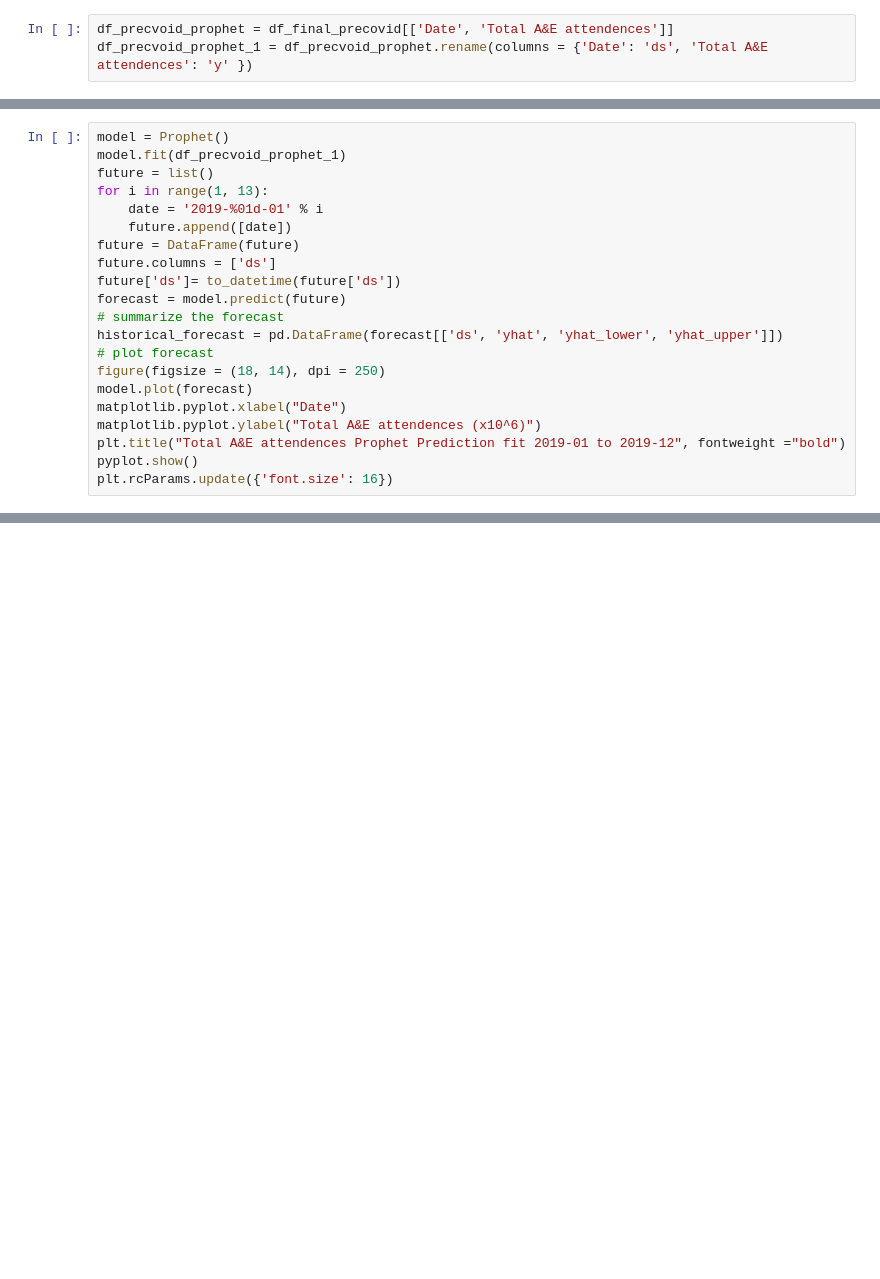
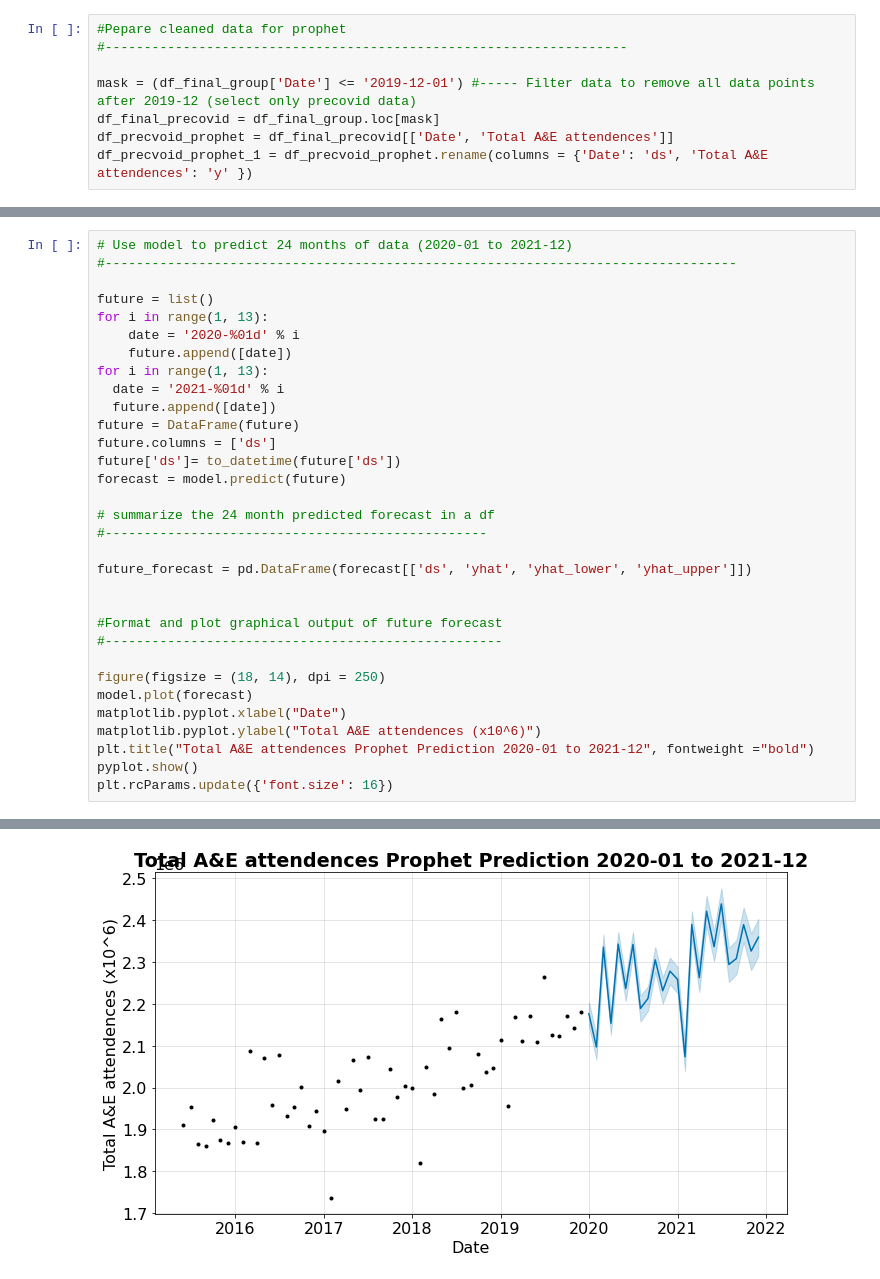
Before and after one commit to mattia-ficarelli/ae_attendances_modelling, a Jupyter notebook: dev.ipynb, the cells around one changed output, grey strips where cells are left out. Saved outputs shown, nothing was run; the diff lists cells and outputs as text; blank space fills up the shorter version.

```diff
--- a/dev.ipynb
+++ b/dev.ipynb
@@ -137,3 +121,8 @@ df_final_precovid
 # %%
+#Pepare cleaned data for prophet
+#-------------------------------------------------------------------
+
+mask = (df_final_group['Date'] <= '2019-12-01') #----- Filter data to remove all data points after 2019-12 (select only precovid data)
+df_final_precovid = df_final_group.loc[mask]
 df_precvoid_prophet = df_final_precovid[['Date', 'Total A&E attendences']]
 df_precvoid_prophet_1 = df_precvoid_prophet.rename(columns = {'Date': 'ds', 'Total A&E attendences': 'y' })
@@ -140,21 +170,33 @@ df_precvoid_prophet_1 = df_precvoid_prophet.rename(columns = {'Date': 'ds', 'Tot
 # %%
-model = Prophet()
-model.fit(df_precvoid_prophet_1)
+# Use model to predict 24 months of data (2020-01 to 2021-12)
+#---------------------------------------------------------------------------------
+
 future = list()
 for i in range(1, 13):
-	date = '2019-%01d-01' % i
+	date = '2020-%01d' % i
 	future.append([date])
+for i in range(1, 13):
+  date = '2021-%01d' % i
+  future.append([date])
 future = DataFrame(future)
 future.columns = ['ds']
 future['ds']= to_datetime(future['ds'])
 forecast = model.predict(future)
-# summarize the forecast
-historical_forecast = pd.DataFrame(forecast[['ds', 'yhat', 'yhat_lower', 'yhat_upper']])
-# plot forecast
+
+# summarize the 24 month predicted forecast in a df
+#-------------------------------------------------
+
+future_forecast = pd.DataFrame(forecast[['ds', 'yhat', 'yhat_lower', 'yhat_upper']])
+
+
+#Format and plot graphical output of future forecast
+#---------------------------------------------------
+
 figure(figsize = (18, 14), dpi = 250)
 model.plot(forecast)
 matplotlib.pyplot.xlabel("Date")
 matplotlib.pyplot.ylabel("Total A&E attendences (x10^6)")
-plt.title("Total A&E attendences Prophet Prediction fit 2019-01 to 2019-12", fontweight ="bold")
+plt.title("Total A&E attendences Prophet Prediction 2020-01 to 2021-12", fontweight ="bold")
 pyplot.show()
 plt.rcParams.update({'font.size': 16})
+# %% [output]
@@ -160,0 +204 @@ plt.rcParams.update({'font.size': 16})
+[figure, added]
```
Also changed, not shown: parts of 21 cells of this notebook, 3 other files.
